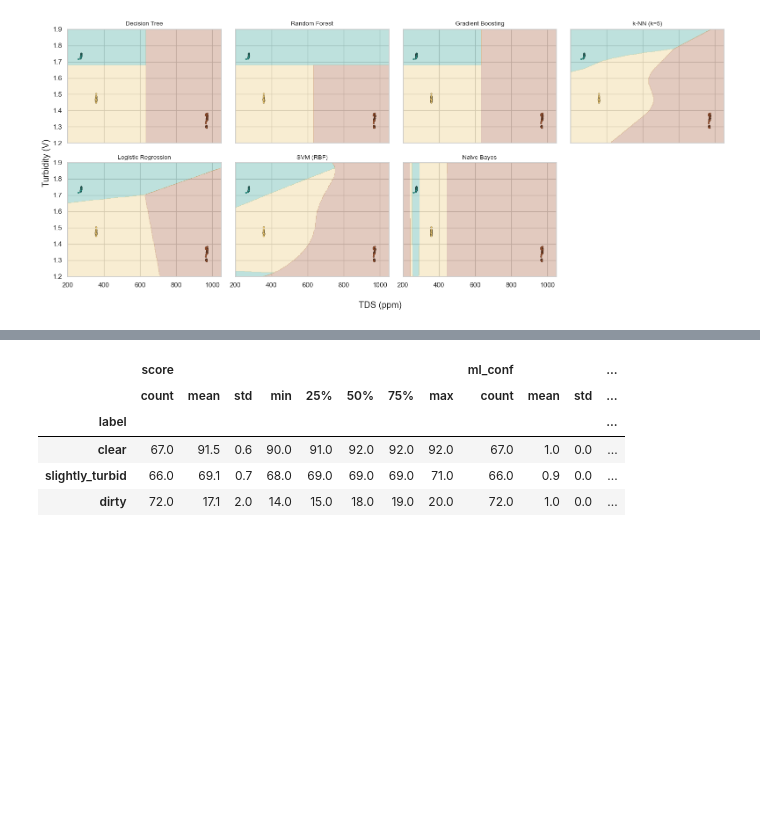
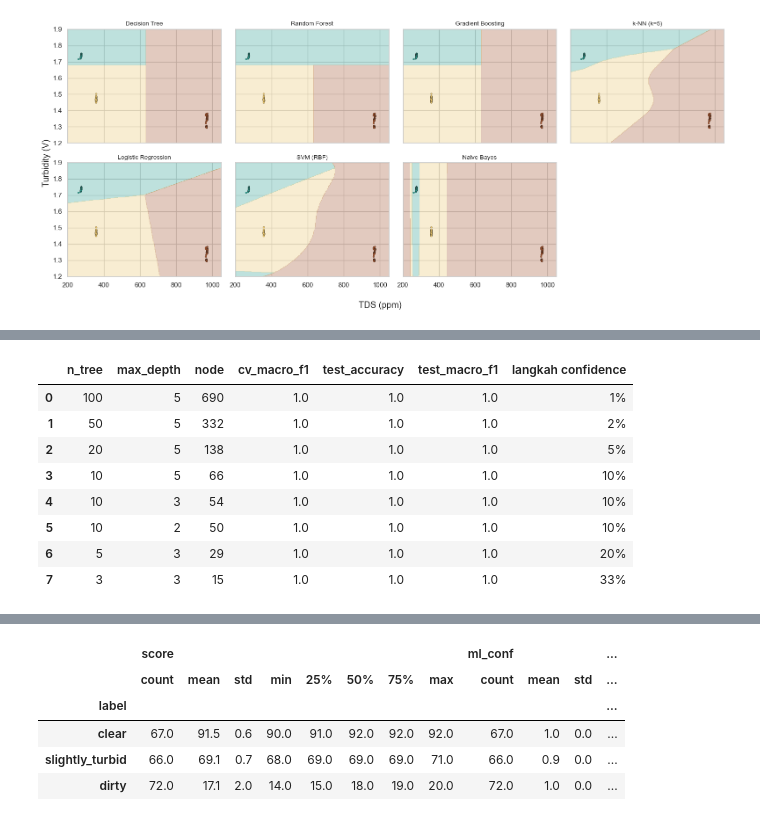
Before and after one commit to StevenLie14/IoT, a Jupyter notebook: ml/water_quality_models.ipynb, the cells around one changed output, grey strips where cells are left out. Cells and saved outputs as stored; diff of their text form; code cells hidden in the pictures; blank space fills up the shorter version.

```diff
--- a/ml/water_quality_models.ipynb
+++ b/ml/water_quality_models.ipynb
@@ -504,11 +387,0 @@ itu cuma karena data yang hampir kembar bocor ke data test.
-# %%
-X_train_r, X_test_r, y_train_r, y_test_r = train_test_split(
-    df[FEATURES], df["label"], test_size=TEST_SIZE, stratify=df["label"], random_state=42)
-
-leak_rows = []
-for name, model in make_models().items():
-    model.fit(X_train_r, y_train_r)
-    random_f1 = f1_score(y_test_r, model.predict(X_test_r), average="macro")
-    time_f1 = results.set_index("model").loc[name, "test_macro_f1"]
-    leak_rows.append({"model": name, "random_split_macro_f1": random_f1, "time_split_macro_f1": time_f1})
-pd.DataFrame(leak_rows)
@@ -584,13 +432,0 @@ plt.show()
-# %%
-tree = fitted["Decision Tree"]
-rules = export_text(tree, feature_names=FEATURES)
-print(rules)
-with open("results/decision_tree_rules.txt", "w") as f:
-    f.write(rules)
-
-fig, ax = plt.subplots(figsize=(11, 5))
-plot_tree(tree, feature_names=FEATURES, class_names=list(tree.classes_), filled=True,
-          rounded=True, impurity=False, fontsize=8, ax=ax)
-fig.tight_layout()
-fig.savefig("results/decision_tree.png", dpi=150)
-plt.show()
@@ -671,0 +506,31 @@ esp
+# %%
+# Coba Random Forest dari yang besar sampai yang kecil, pakai split dan block CV yang sama
+rf_configs = [(100, 5), (50, 5), (20, 5), (10, 5), (10, 3), (10, 2), (5, 3), (3, 3)]
+shrink_rows = []
+for n_trees, depth in rf_configs:
+    rf = RandomForestClassifier(n_estimators=n_trees, max_depth=depth, random_state=42)
+    cv_f1 = cross_val_score(rf, train[FEATURES], train["label"], groups=train["block"], cv=cv, scoring="f1_macro").mean()
+    rf.fit(train[FEATURES], train["label"])
+    pred = rf.predict(test[FEATURES])
+    shrink_rows.append({
+        "n_tree": n_trees,
+        "max_depth": depth,
+        "node": sum(t.tree_.node_count for t in rf.estimators_),
+        "cv_macro_f1": round(cv_f1, 3),
+        "test_accuracy": accuracy_score(test["label"], pred),
+        "test_macro_f1": f1_score(test["label"], pred, average="macro"),
+        "langkah confidence": f"{100 / n_trees:.0f}%",
+    })
+shrink = pd.DataFrame(shrink_rows)
+shrink.to_csv("results/rf_shrink.csv", index=False)
+shrink
+# %% [output]
+|  | n_tree | max_depth | node | cv_macro_f1 | test_accuracy | test_macro_f1 | langkah confidence |
+| 0 | 100 | 5 | 690 | 1.0 | 1.0 | 1.0 | 1% |
+| 1 | 50 | 5 | 332 | 1.0 | 1.0 | 1.0 | 2% |
+| 2 | 20 | 5 | 138 | 1.0 | 1.0 | 1.0 | 5% |
+| 3 | 10 | 5 | 66 | 1.0 | 1.0 | 1.0 | 10% |
+| 4 | 10 | 3 | 54 | 1.0 | 1.0 | 1.0 | 10% |
+| 5 | 10 | 2 | 50 | 1.0 | 1.0 | 1.0 | 10% |
+| 6 | 5 | 3 | 29 | 1.0 | 1.0 | 1.0 | 20% |
+| 7 | 3 | 3 | 15 | 1.0 | 1.0 | 1.0 | 33% |
```
Also changed, not shown: parts of 67 cells of this notebook, 3 other files.
